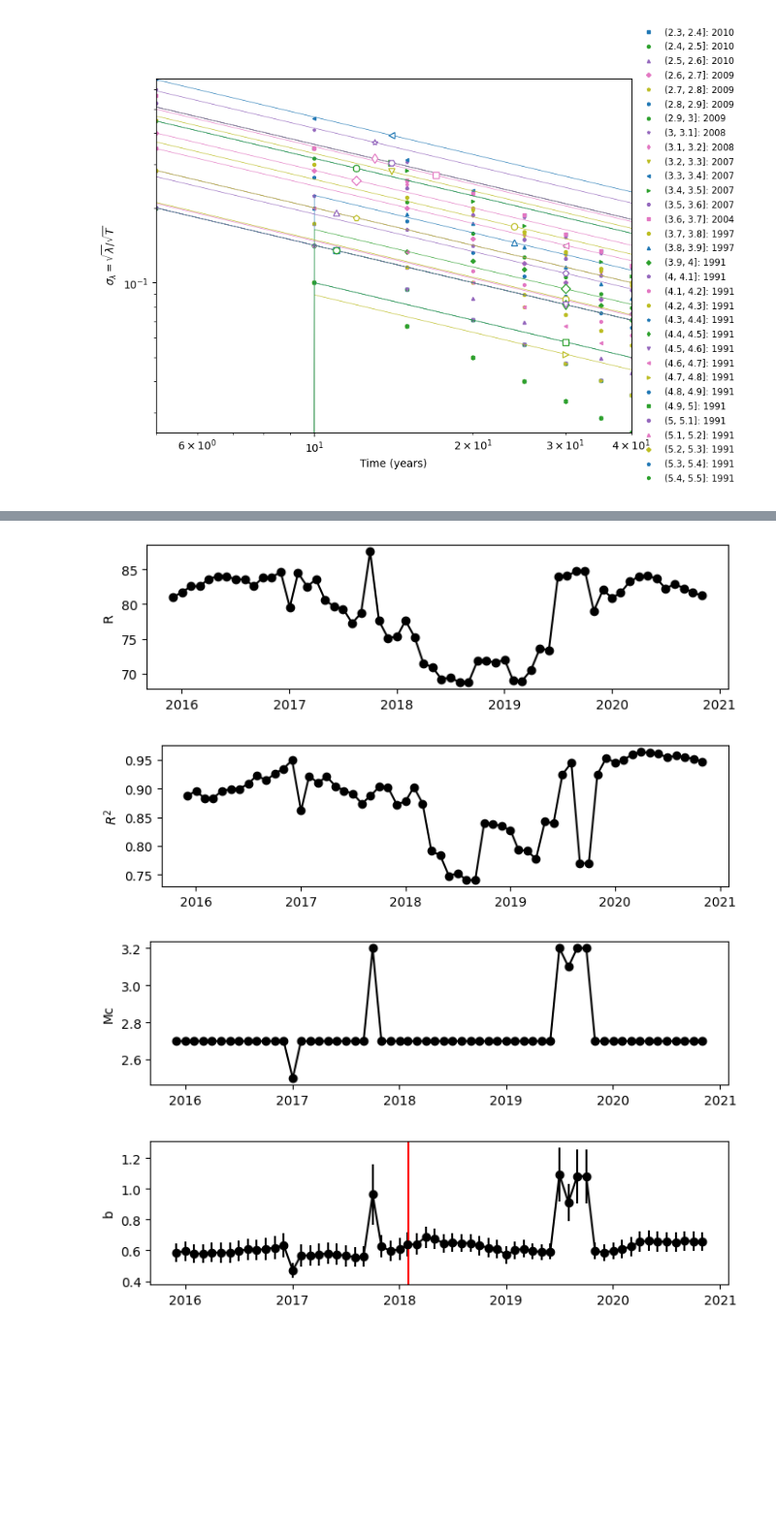
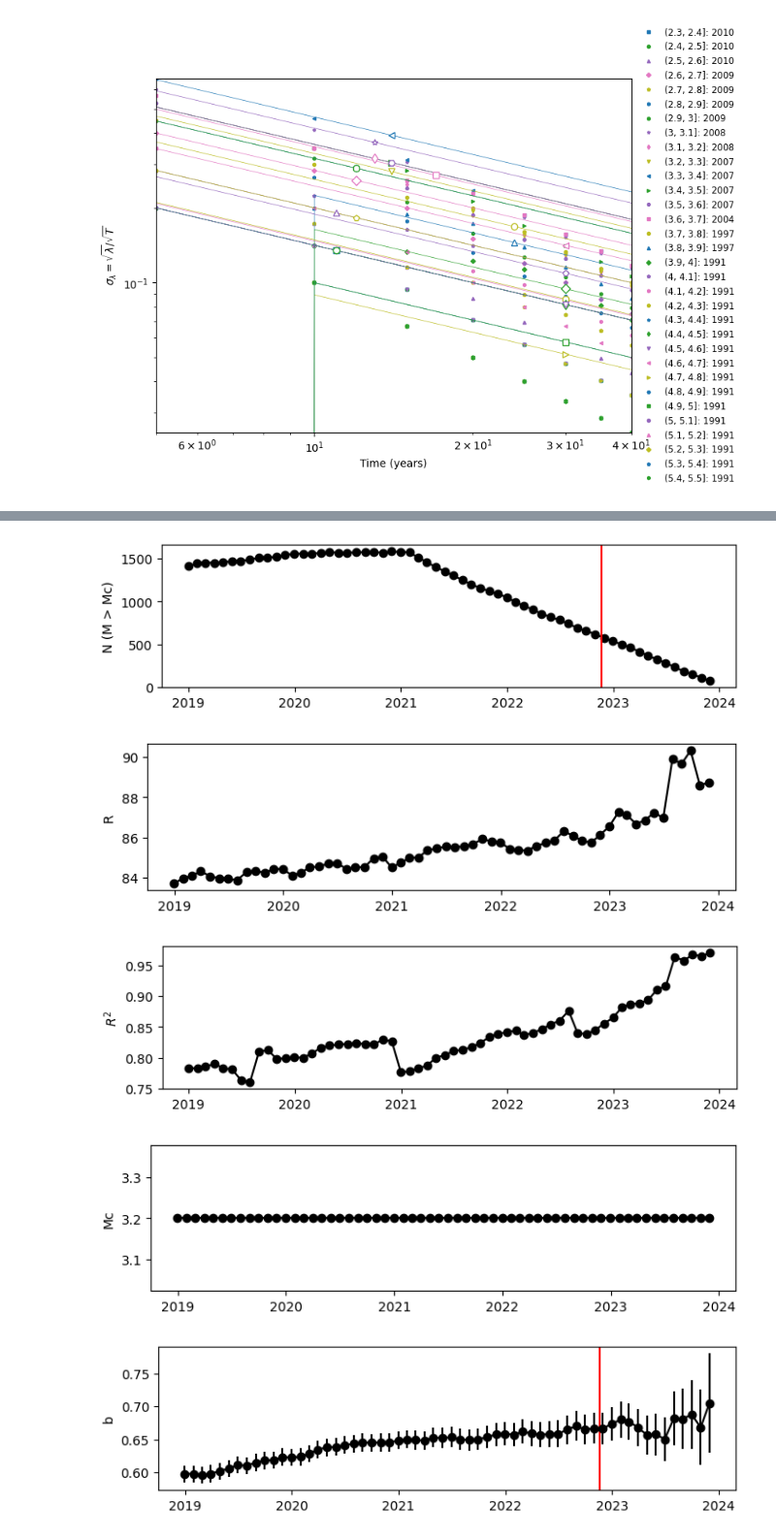
Before and after one commit to yudhastyawan/Seismologi-Teknik-OQ, a Jupyter notebook: OQ_Opt_003_Temporal_b_value.ipynb, the cells around one changed output, grey strips where cells are left out. Shown: that part at 97% size. Cells and saved outputs as stored; diff of their text form; code cells hidden in the pictures; blank space fills up the shorter version.

```diff
--- a/OQ_Opt_003_Temporal_b_value.ipynb
+++ b/OQ_Opt_003_Temporal_b_value.ipynb
@@ -44,3 +46,5 @@ catalogue = catalogue_from_pkl('dict_catalogue_fault_Enggano.pkl')
+# %%
+catalogue = catalogue_from_csv('catalogue_declustered_1.csv')
 # %% [markdown]
 ## 3. Menghitung ...
 # %%
@@ -74,11 +78,12 @@ R_all = []
 R2_all = []
 date_all = []
 N_all = []
+N_Mc_all = []
 w = 3
 
 m_c_range = np.r_[2.5:4.5:0.1]
 
-for yr in range(2016,2021):
+for yr in range(2019,2024):
     for mon in range(1,13):
         R_range = []
         m_c_tmp = None
@@ -86,7 +91,8 @@ for yr in range(2016,2021):
         sigma_b_tmp = None
         r2_tmp = None
         N_tmp = None
-        for m_c in m_c_range:
+        N_Mc_tmp = None
+        for m_c in [3.2]:
             try:
                 cat = deepcopy(catalogue)
                 cat.sort_catalogue_chronologically()
@@ -126,14 +132,16 @@ for yr in range(2016,2021):
                     b_tmp = b_val
                     sigma_b_tmp = sigma_b
                     r2_tmp = r2
-                    N_tmp = np.sum(rec_table_mc[:,1])
+                    N_Mc_tmp = np.sum(rec_table_mc[:,1])
+                    N_tmp = len(cat.data['year'])
                 elif R >= R_range[-1]:
                     R_range.append(R)
                     m_c_tmp = m_c
                     b_tmp = b_val
                     sigma_b_tmp = sigma_b
                     r2_tmp = r2
-                    N_tmp = np.sum(rec_table_mc[:,1])
+                    N_Mc_tmp = np.sum(rec_table_mc[:,1])
+                    N_tmp = len(cat.data['year'])
                 else:
                     break
 
@@ -142,11 +150,12 @@ for yr in range(2016,2021):
 
         R_all.append(max(R_range))
         Mc_all.append(m_c_tmp)
+        N_Mc_all.append(N_Mc_tmp)
         N_all.append(N_tmp)
         b_all.append(b_tmp)
         R2_all.append(r2_tmp)
         sigma_b_all.append(sigma_b_tmp)
-        date_all.append(datetime.date(yr, mon, 1) - datetime.timedelta(days=30))
+        date_all.append(datetime.date(yr, mon, 1) - datetime.timedelta(days=1))
 
 # plt.figure(figsize=(6,5))
 # plt.plot(m_c_range[0:len(R_range)], R_range, 'ko-')
@@ -154,7 +163,12 @@ for yr in range(2016,2021):
 
 plt.figure(figsize=(8,2))
 plt.plot(date_all, N_all, 'ko-')
+plt.axvline(datetime.date(2022, 11, 21), c='r')
 plt.ylabel("N")
+plt.figure(figsize=(8,2))
+plt.plot(date_all, N_Mc_all, 'ko-')
+plt.axvline(datetime.date(2022, 11, 21), c='r')
+plt.ylabel("N (M > Mc)")
 plt.figure(figsize=(8,2))
 plt.plot(date_all, R_all, 'ko-')
 plt.ylabel("R")
@@ -166,7 +180,8 @@ plt.plot(date_all, Mc_all, 'ko-')
 plt.ylabel("Mc")
 plt.figure(figsize=(8,2))
 plt.errorbar(date_all, b_all, yerr=sigma_b_all, marker='o', c='k')
-plt.axvline(datetime.date(2018, 2, 1), c='r')
+# plt.axvline(datetime.date(2018, 2, 1), c='r')
+plt.axvline(datetime.date(2022, 11, 21), c='r')
 plt.ylabel("b")
 plt.show()
 
@@ -195,4 +210,5 @@ bval:  0.6751877320762005 sigma_b:  0.059722983870498764 neqi:  59 aval:  2.9624
-[figure, old version]
+[figure, new version]
-[figure, old version]
+[figure, new version]
-[figure, old version]
+[figure, new version]
-[figure, old version]
+[figure, new version]
+[figure, added]
```
Also changed, not shown: parts of 2 cells of this notebook, 4 other files.
